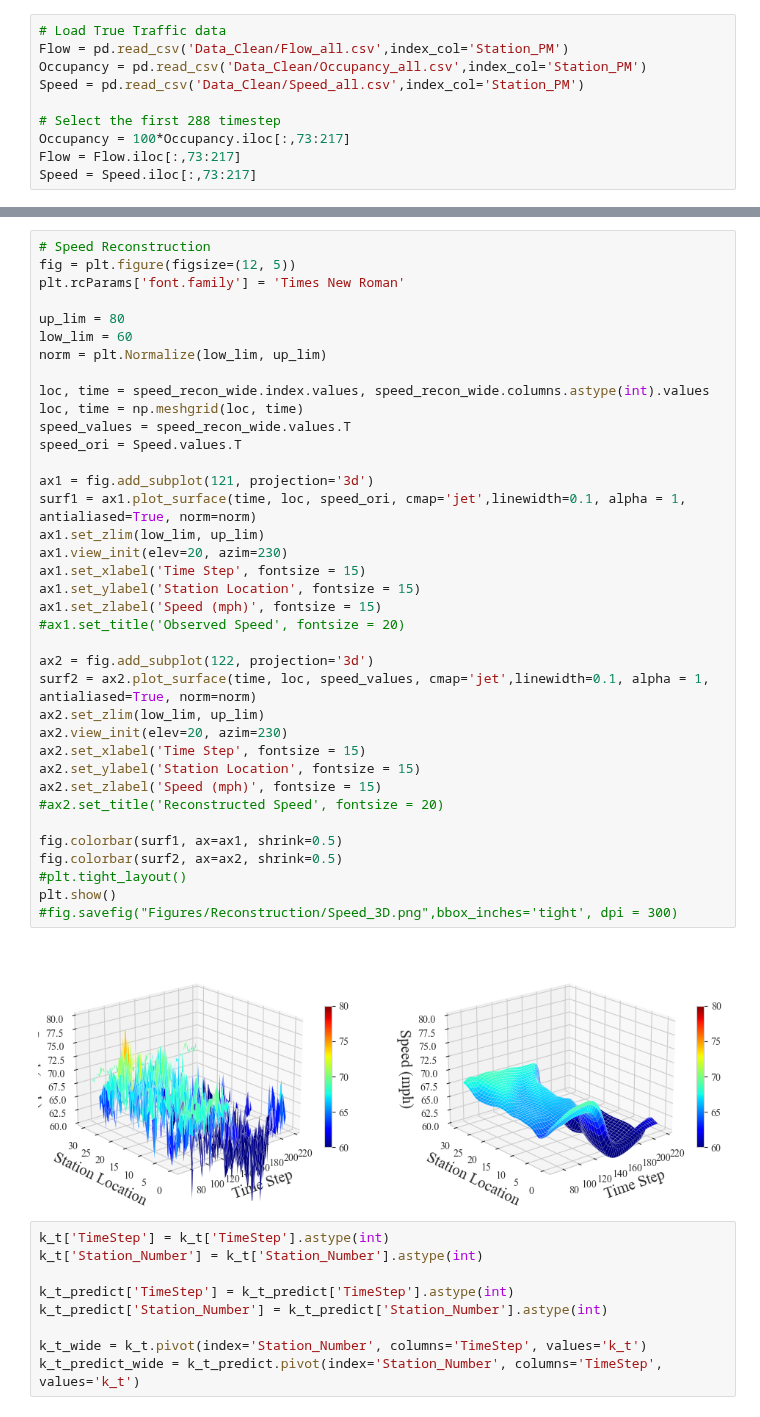
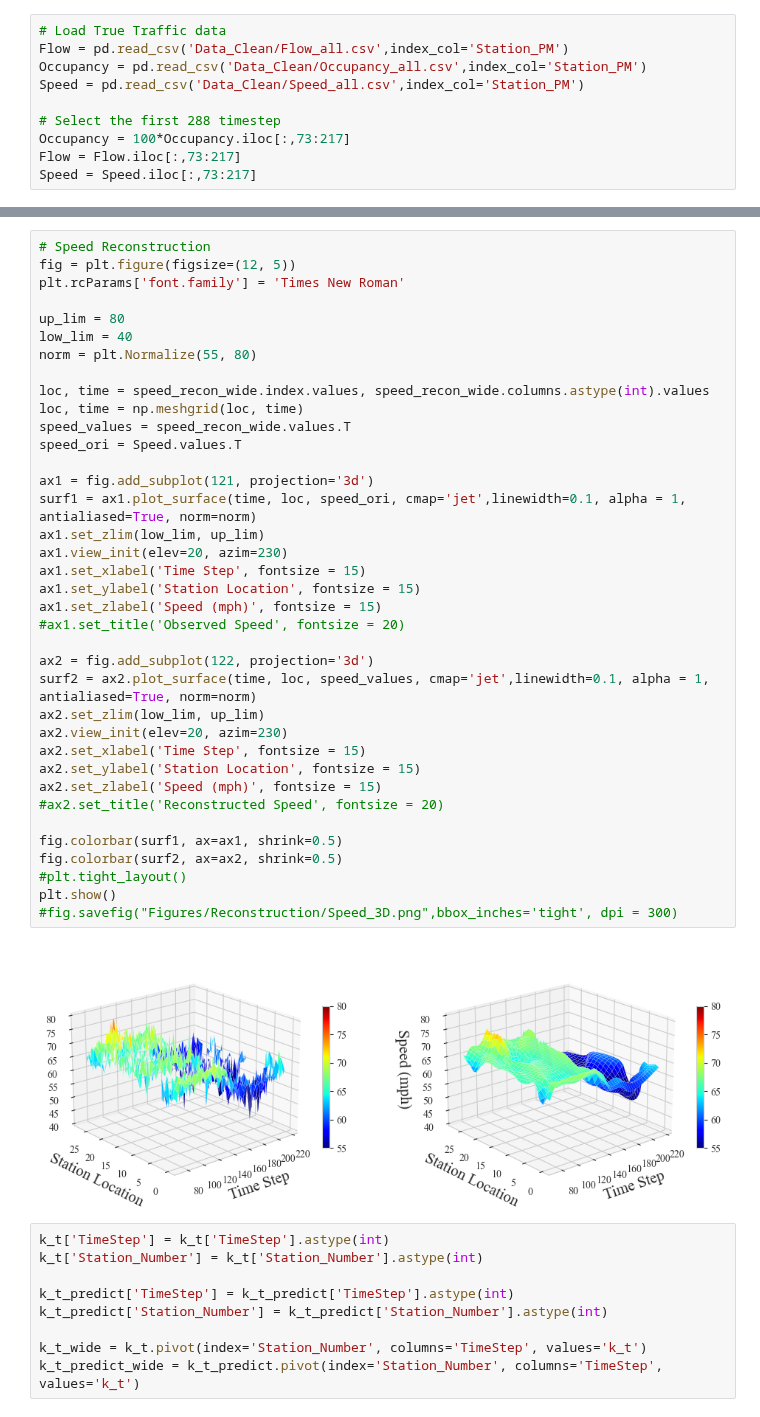
Before and after one commit to wzh96/Flow_PDE_FIND, a Jupyter notebook: Prediction.ipynb, the cells around one changed output, grey strips where cells are left out. Saved outputs shown, nothing was run; the diff lists cells and outputs as text.

```diff
--- a/Prediction.ipynb
+++ b/Prediction.ipynb
@@ -149,39 +149,39 @@ fig = plt.figure(figsize=(12, 5))
 plt.rcParams['font.family'] = 'Times New Roman'
 
 up_lim = 80
-low_lim = 60
-norm = plt.Normalize(low_lim, up_lim)
+low_lim = 40
+norm = plt.Normalize(55, 80)
 
 loc, time = speed_recon_wide.index.values, speed_recon_wide.columns.astype(int).values
 loc, time = np.meshgrid(loc, time)
 speed_values = speed_recon_wide.values.T
 speed_ori = Speed.values.T
 
 ax1 = fig.add_subplot(121, projection='3d')
 surf1 = ax1.plot_surface(time, loc, speed_ori, cmap='jet',linewidth=0.1, alpha = 1, antialiased=True, norm=norm)
 ax1.set_zlim(low_lim, up_lim)
 ax1.view_init(elev=20, azim=230)
 ax1.set_xlabel('Time Step', fontsize = 15)
 ax1.set_ylabel('Station Location', fontsize = 15)
 ax1.set_zlabel('Speed (mph)', fontsize = 15)
 #ax1.set_title('Observed Speed', fontsize = 20)
 
 ax2 = fig.add_subplot(122, projection='3d')
 surf2 = ax2.plot_surface(time, loc, speed_values, cmap='jet',linewidth=0.1, alpha = 1, antialiased=True, norm=norm)
 ax2.set_zlim(low_lim, up_lim)
 ax2.view_init(elev=20, azim=230)
 ax2.set_xlabel('Time Step', fontsize = 15)
 ax2.set_ylabel('Station Location', fontsize = 15)
 ax2.set_zlabel('Speed (mph)', fontsize = 15)
 #ax2.set_title('Reconstructed Speed', fontsize = 20)
 
 fig.colorbar(surf1, ax=ax1, shrink=0.5)
 fig.colorbar(surf2, ax=ax2, shrink=0.5)
 #plt.tight_layout()
 plt.show()
 #fig.savefig("Figures/Reconstruction/Speed_3D.png",bbox_inches='tight', dpi = 300)
 # %% [output]
-[figure, old version]
+[figure, new version]
 # %%
 k_t['TimeStep'] = k_t['TimeStep'].astype(int)
 k_t['Station_Number'] = k_t['Station_Number'].astype(int)
```
Also changed, not shown: parts of 4 cells of this notebook, 10 other files.
